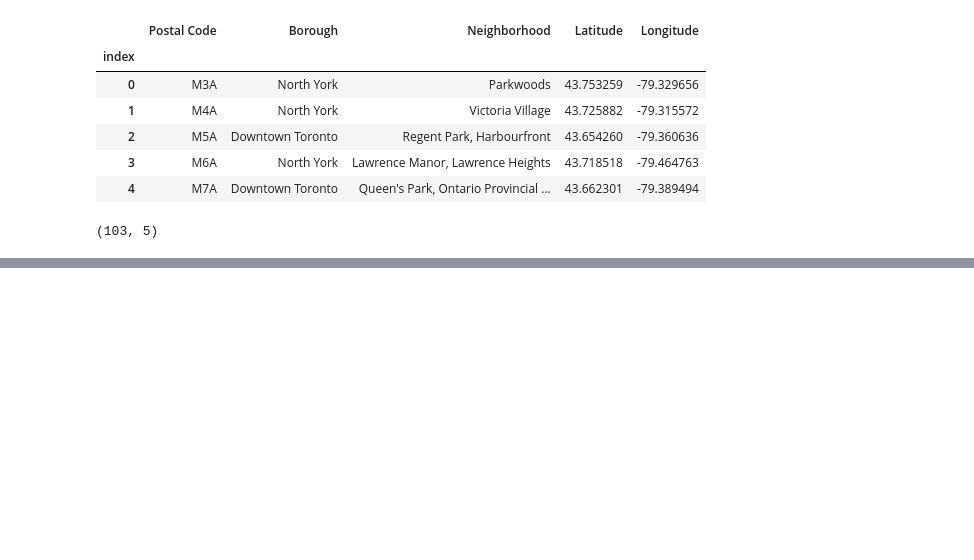
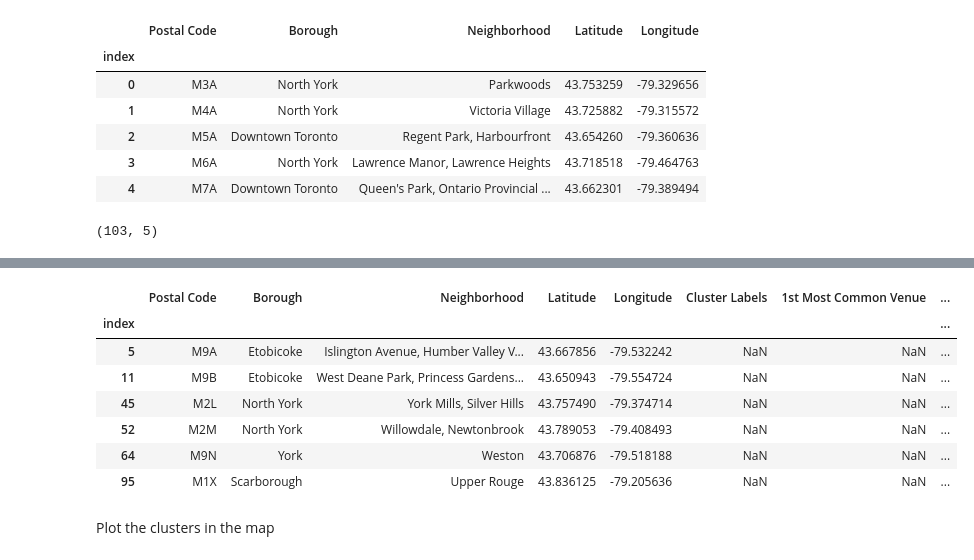
Before and after one commit to sunnysun-96/Coursera-captione-project, a Jupyter notebook: Segmenting and Clustering Neighborhoods in Toronto.ipynb, the cells around one changed output, grey strips where cells are left out. Cells and saved outputs as stored; diff of their text form; code cells hidden in the pictures; blank space fills up the shorter version.

```diff
--- a/Segmenting and Clustering Neighborhoods in Toronto.ipynb
+++ b/Segmenting and Clustering Neighborhoods in Toronto.ipynb
@@ -173,0 +472,6 @@ df.shape
+# %%
+def return_most_common_venues(row, num_top_venues):
+    row_categories = row.iloc[1:]
+    row_categories_sorted = row_categories.sort_values(ascending=False)
+
+    return row_categories_sorted.index.values[0:num_top_venues]
@@ -173,0 +509,15 @@ df.shape
+# %%
+
+# import k-means from clustering stage
+from sklearn.cluster import KMeans
+
+# set number of clusters
+kclusters = 5
+
+toronto_grouped_clustering = toronto_grouped.drop('Neighbourhood', 1)
+
+# run k-means clustering
+kmeans = KMeans(n_clusters=kclusters, random_state=0).fit(toronto_grouped_clustering)
+
+# check cluster labels generated for each row in the dataframe
+kmeans.labels_[0:10]
@@ -173,0 +546,13 @@ df.shape
+# %%
+toronto_merged[toronto_merged['Cluster Labels'].isnull()]
+# %% [output]
+|  | Postal Code | Borough | Neighborhood | Latitude | Longitude | Cluster Labels | 1st Most Common Venue | ... |
+| index |  |  |  |  |  |  |  | ... |
+| 5 | M9A | Etobicoke | Islington Avenue, Humber Valley V... | 43.667856 | -79.532242 | NaN | NaN | ... |
+| 11 | M9B | Etobicoke | West Deane Park, Princess Gardens... | 43.650943 | -79.554724 | NaN | NaN | ... |
+| 45 | M2L | North York | York Mills, Silver Hills | 43.757490 | -79.374714 | NaN | NaN | ... |
+| 52 | M2M | North York | Willowdale, Newtonbrook | 43.789053 | -79.408493 | NaN | NaN | ... |
+| 64 | M9N | York | Weston | 43.706876 | -79.518188 | NaN | NaN | ... |
+| 95 | M1X | Scarborough | Upper Rouge | 43.836125 | -79.205636 | NaN | NaN | ... |
+# %% [markdown]
+Plot the clusters in the map
```
Also changed, not shown: parts of 44 cells of this notebook.
